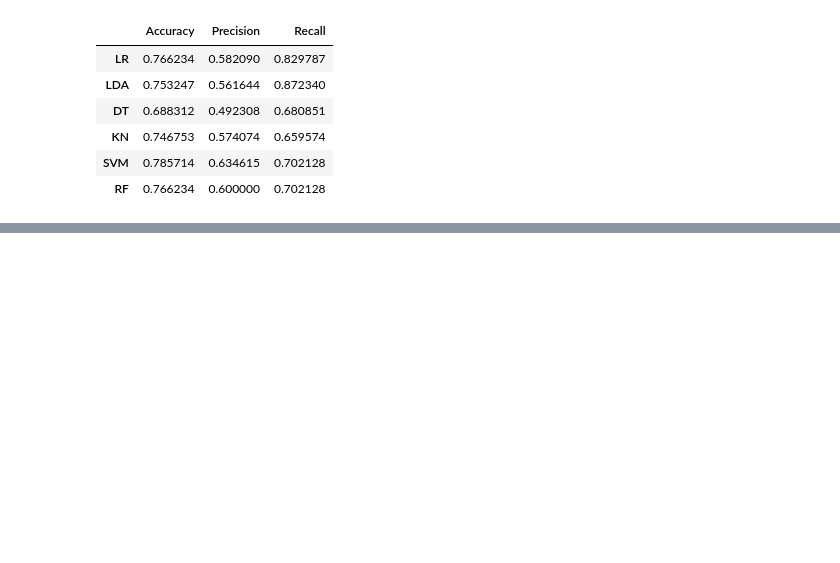
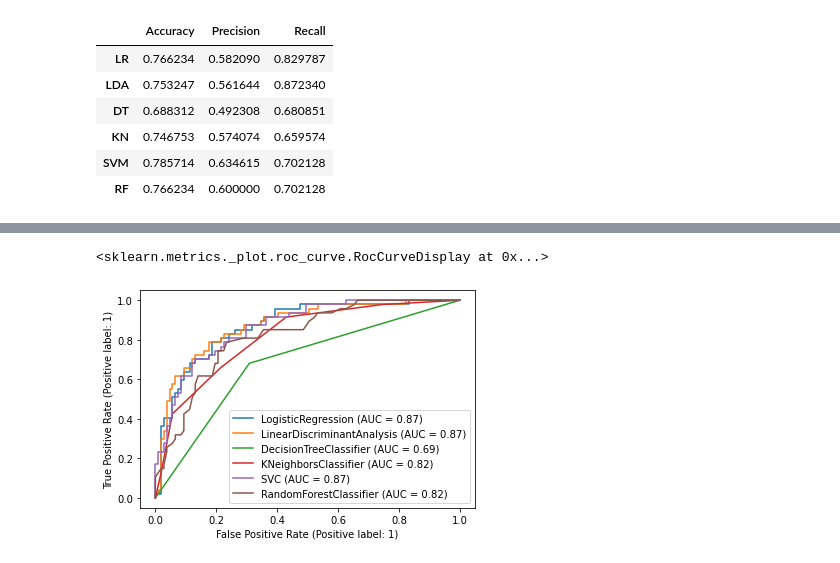
Before and after one commit to Sau1o/pythonScripts, a Jupyter notebook: Diabetes/Diabetes.ipynb, the cells around one changed output, grey strips where cells are left out. Cells and saved outputs as stored; diff of their text form; code cells hidden in the pictures; blank space fills up the shorter version.

```diff
--- a/Diabetes/Diabetes.ipynb
+++ b/Diabetes/Diabetes.ipynb
@@ -221,0 +227,10 @@ dados
+# %%
+plot_roc_curve(LR,test_x,test_y,ax=plt.gca())
+plot_roc_curve(LDA,test_x,test_y,ax=plt.gca())
+plot_roc_curve(DT,test_x,test_y,ax=plt.gca())
+plot_roc_curve(KN,test_x,test_y,ax=plt.gca())
+plot_roc_curve(SVM,test_x,test_y,ax=plt.gca())
+plot_roc_curve(RF,test_x,test_y,ax=plt.gca())
+# %% [output]
+<sklearn.metrics._plot.roc_curve.RocCurveDisplay at 0x...>
+[figure, added]
```
Also changed, not shown: parts of 2 cells of this notebook.
